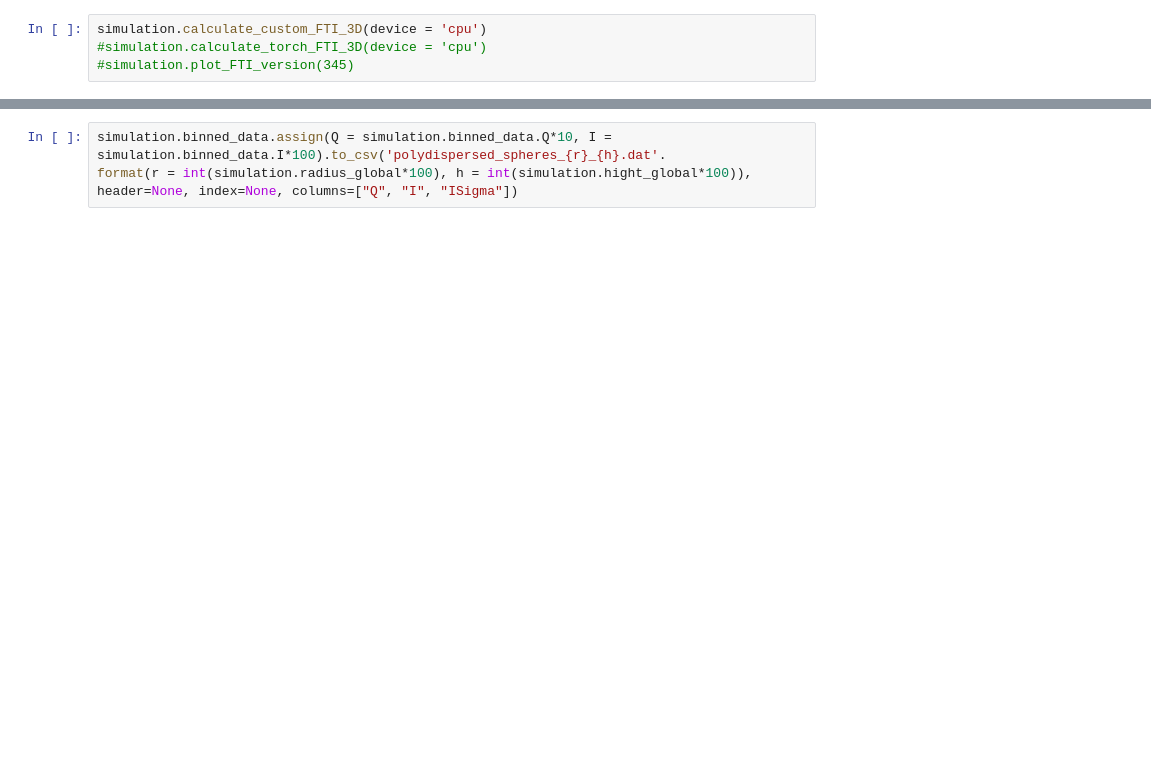
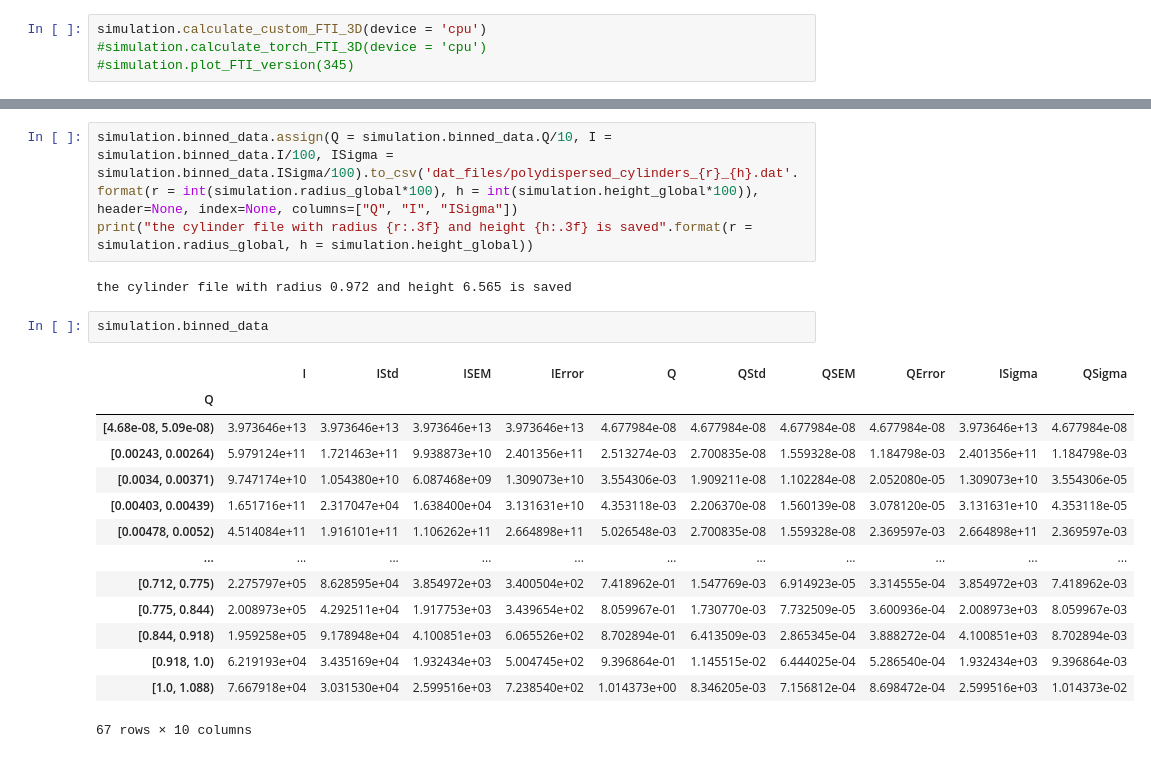
Before and after one commit to sofyalaski/SAXS-simulations, a Jupyter notebook: creating_forms.ipynb, the cells around one changed output, grey strips where cells are left out. Cells and saved outputs as stored; diff of their text form; blank space fills up the shorter version.

```diff
--- a/creating_forms.ipynb
+++ b/creating_forms.ipynb
@@ -87,3 +90,23 @@ plot_Q_vs_I(simulation.binned_data)
 # %%
-simulation.binned_data.assign(Q = simulation.binned_data.Q*10, I = simulation.binned_data.I*100).to_csv('polydispersed_spheres_{r}_{h}.dat'.
-format(r = int(simulation.radius_global*100), h = int(simulation.hight_global*100)), header=None, index=None, columns=["Q", "I", "ISigma"])
+simulation.binned_data.assign(Q = simulation.binned_data.Q/10, I = simulation.binned_data.I/100, ISigma = simulation.binned_data.ISigma/100).to_csv('dat_files/polydispersed_cylinders_{r}_{h}.dat'.
+format(r = int(simulation.radius_global*100), h = int(simulation.height_global*100)), header=None, index=None, columns=["Q", "I", "ISigma"])
+print("the cylinder file with radius {r:.3f} and height {h:.3f} is saved".format(r = simulation.radius_global, h = simulation.height_global))
+# %% [output]
+the cylinder file with radius 0.972 and height 6.565 is saved
+# %%
+simulation.binned_data
+# %% [output]
+|  | I | IStd | ISEM | IError | Q | QStd | QSEM | QError | ISigma | QSigma |
+| Q |  |  |  |  |  |  |  |  |  |  |
+| [4.68e-08, 5.09e-08) | 3.973646e+13 | 3.973646e+13 | 3.973646e+13 | 3.973646e+13 | 4.677984e-08 | 4.677984e-08 | 4.677984e-08 | 4.677984e-08 | 3.973646e+13 | 4.677984e-08 |
+| [0.00243, 0.00264) | 5.979124e+11 | 1.721463e+11 | 9.938873e+10 | 2.401356e+11 | 2.513274e-03 | 2.700835e-08 | 1.559328e-08 | 1.184798e-03 | 2.401356e+11 | 1.184798e-03 |
+| [0.0034, 0.00371) | 9.747174e+10 | 1.054380e+10 | 6.087468e+09 | 1.309073e+10 | 3.554306e-03 | 1.909211e-08 | 1.102284e-08 | 2.052080e-05 | 1.309073e+10 | 3.554306e-05 |
+| [0.00403, 0.00439) | 1.651716e+11 | 2.317047e+04 | 1.638400e+04 | 3.131631e+10 | 4.353118e-03 | 2.206370e-08 | 1.560139e-08 | 3.078120e-05 | 3.131631e+10 | 4.353118e-05 |
+| [0.00478, 0.0052) | 4.514084e+11 | 1.916101e+11 | 1.106262e+11 | 2.664898e+11 | 5.026548e-03 | 2.700835e-08 | 1.559328e-08 | 2.369597e-03 | 2.664898e+11 | 2.369597e-03 |
+| ... | ... | ... | ... | ... | ... | ... | ... | ... | ... | ... |
+| [0.712, 0.775) | 2.275797e+05 | 8.628595e+04 | 3.854972e+03 | 3.400504e+02 | 7.418962e-01 | 1.547769e-03 | 6.914923e-05 | 3.314555e-04 | 3.854972e+03 | 7.418962e-03 |
+| [0.775, 0.844) | 2.008973e+05 | 4.292511e+04 | 1.917753e+03 | 3.439654e+02 | 8.059967e-01 | 1.730770e-03 | 7.732509e-05 | 3.600936e-04 | 2.008973e+03 | 8.059967e-03 |
+| [0.844, 0.918) | 1.959258e+05 | 9.178948e+04 | 4.100851e+03 | 6.065526e+02 | 8.702894e-01 | 6.413509e-03 | 2.865345e-04 | 3.888272e-04 | 4.100851e+03 | 8.702894e-03 |
+| [0.918, 1.0) | 6.219193e+04 | 3.435169e+04 | 1.932434e+03 | 5.004745e+02 | 9.396864e-01 | 1.145515e-02 | 6.444025e-04 | 5.286540e-04 | 1.932434e+03 | 9.396864e-03 |
+| [1.0, 1.088) | 7.667918e+04 | 3.031530e+04 | 2.599516e+03 | 7.238540e+02 | 1.014373e+00 | 8.346205e-03 | 7.156812e-04 | 8.698472e-04 | 2.599516e+03 | 1.014373e-02 |
+67 rows × 10 columns
```
Also changed, not shown: parts of 7 cells of this notebook.
